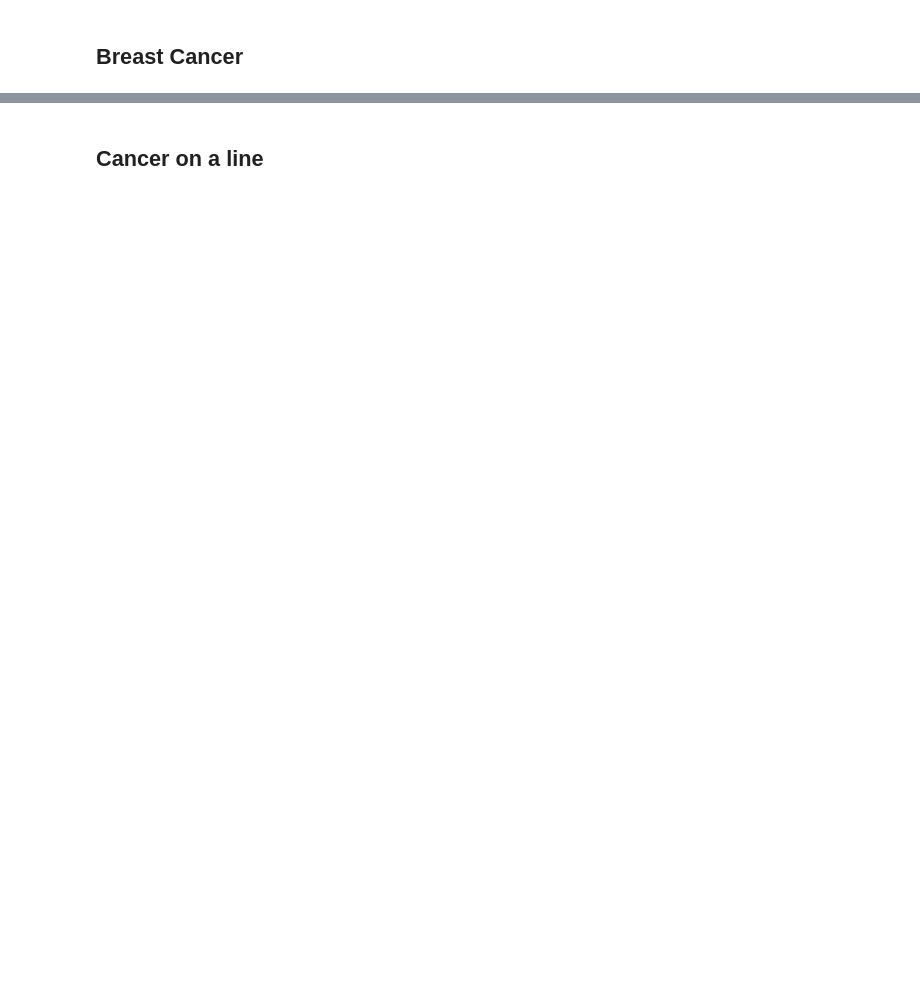
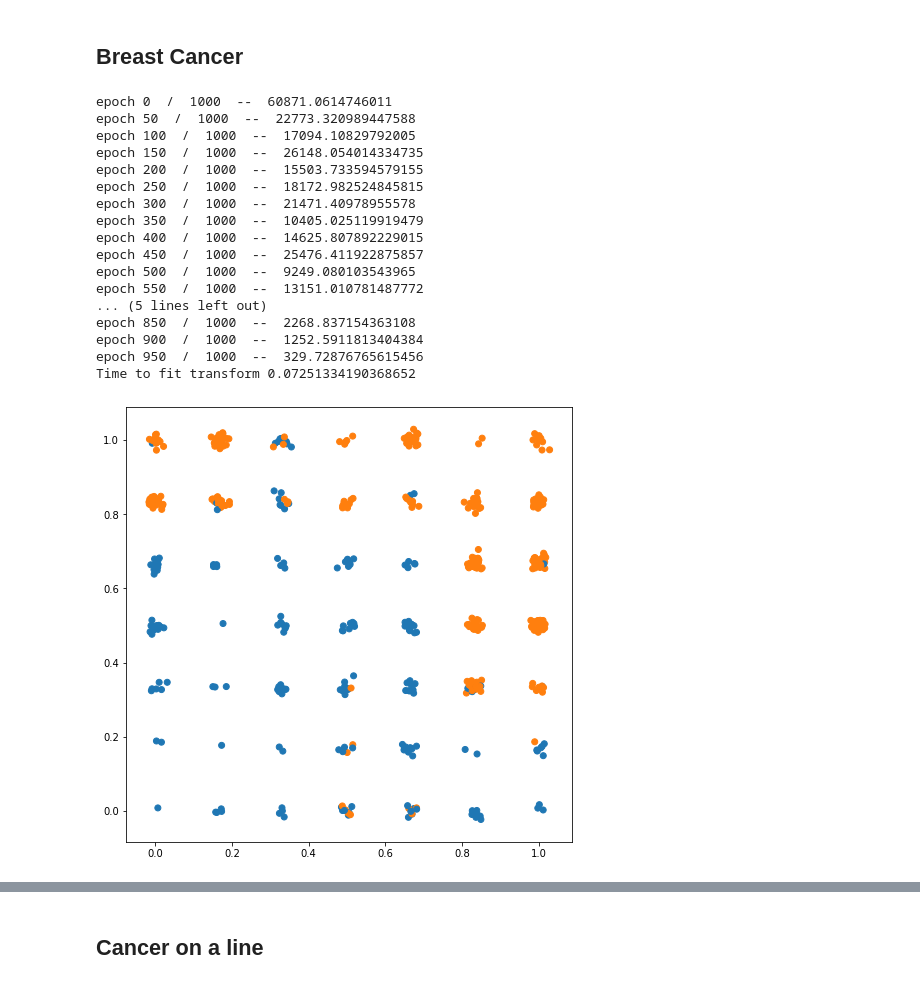
Before and after one commit to JonasRSV/emby, a Jupyter notebook: examples/som_examples.ipynb, the cells around one changed output, grey strips where cells are left out. Cells and saved outputs as stored; diff of their text form; code cells hidden in the pictures; blank space fills up the shorter version.

```diff
--- a/examples/som_examples.ipynb
+++ b/examples/som_examples.ipynb
@@ -157,29 +209,46 @@ Breast Cancer
 # %%
 %%time
 from sklearn.datasets import load_breast_cancer
 
 bc = load_breast_cancer()
 
 x = bc.data
 y = bc.target
 
 x = x - x.mean()
 
 som = emby.SOM(Z=2,
-               learning_rate=0.3,
-               y_variance=0.03,
                epochs=1000,
-               bases=1000,
+               bases=49,
                logging=emby.Logging.Progress,
-               device=emby.Device.GPU,
+               device=emby.Device.CPU,
                uniform_base_position="origo")
 
 colors = np.array(list(mcolors.TABLEAU_COLORS.values()))
 
 timestamp = time.time()
 embeddings = som.fit_transform(x) + np.random.normal(0, 0.01, size=(len(x), 2))
 print(f"Time to fit transform {time.time() - timestamp}")
 
 plt.figure(figsize=(8, 8))
 plt.scatter(embeddings[:, 0], embeddings[:, 1], color=colors[y])
 plt.show()
+# %% [output]
+epoch 0  /  1000  --  60871.0614746011
+epoch 50  /  1000  --  22773.320989447588
+epoch 100  /  1000  --  17094.10829792005
+epoch 150  /  1000  --  26148.054014334735
+epoch 200  /  1000  --  15503.733594579155
+epoch 250  /  1000  --  18172.982524845815
+epoch 300  /  1000  --  21471.40978955578
+epoch 350  /  1000  --  10405.025119919479
+epoch 400  /  1000  --  14625.807892229015
+epoch 450  /  1000  --  25476.411922875857
+epoch 500  /  1000  --  9249.080103543965
+epoch 550  /  1000  --  13151.010781487772
+... (5 lines left out)
+epoch 850  /  1000  --  2268.837154363108
+epoch 900  /  1000  --  1252.5911813404384
+epoch 950  /  1000  --  329.72876765615456
+Time to fit transform 0.07251334190368652
+[figure, added]
```
Also changed, not shown: parts of 17 cells of this notebook, 9 other files.
